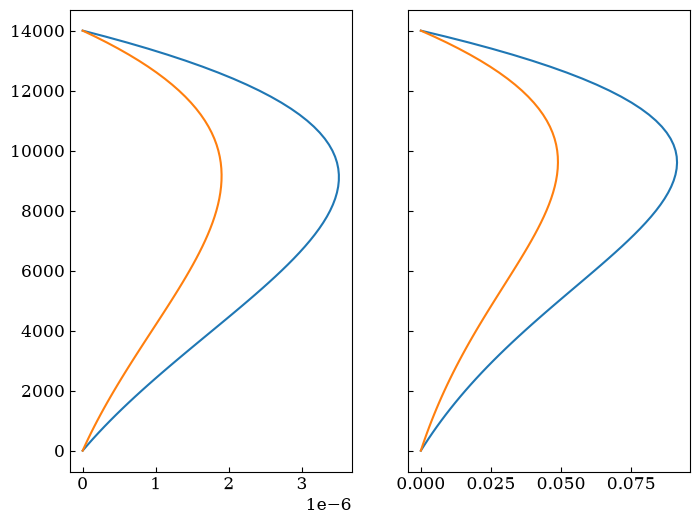
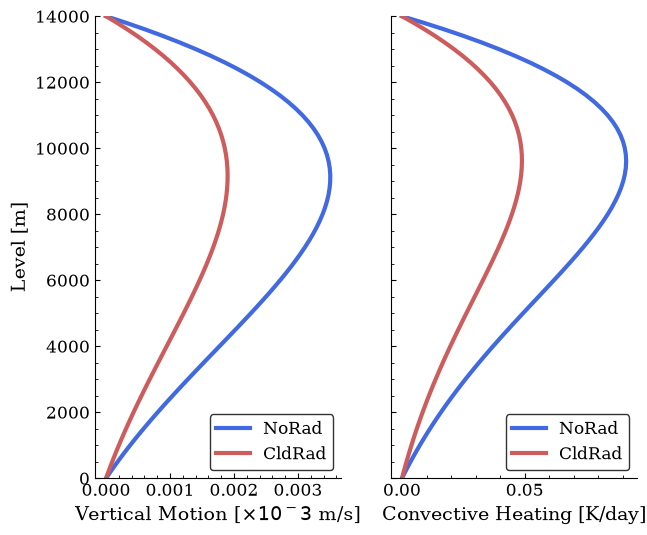
Unified diff of the notebook cell whose output changed from the first chart to the second:
--- before
+++ after
@@ -9,9 +9,45 @@
 }
 
-fig, ax = plt.subplots(1, 2, figsize=(8, 6), sharey="row")
+fig, ax = plt.subplots(1, 2, figsize=(7, 6), sharey="row")
 
-ax[0].plot(w_mean["NoRad"], z)
-ax[0].plot(w_mean["CldRad"], z)
+ax[0].plot(
+    w_mean["NoRad"]*1e3, z,
+    color="royalblue",
+    linewidth=3,
+    label="NoRad"
+)
+ax[0].plot(
+    w_mean["CldRad"]*1e3, z,
+    color="indianred",
+    linewidth=3,
+    label="CldRad"
+)
 
-ax[1].plot(J_mean["NoRad"], z)
-ax[1].plot(J_mean["CldRad"], z)
+ax[1].plot(
+    J_mean["NoRad"], z,
+    color="royalblue",
+    linewidth=3,
+    label="NoRad"
+)
+ax[1].plot(
+    J_mean["CldRad"], z,
+    color="indianred",
+    linewidth=3,
+    label="CldRad"
+)
+
+for i in range(2):
+    ax[i].minorticks_on()
+    ax[i].spines["top"].set_visible(False)
+    ax[i].spines["right"].set_visible(False)
+    ax[i].legend(edgecolor="k")
+
+ax[0].set_ylim(0, 14000)
+ax[0].set_xlabel(fr"Vertical Motion [$\times 10^{-3}$ m/s]")
+ax[0].set_ylabel("Level [m]")
+
+ax[1].set_xlabel("Convective Heating [K/day]")
+
+plt.savefig(figr_dir / "vertical_profile.png", dpi=500, bbox_inches="tight")
+plt.show()
+plt.close(fig)

Commit: chore: empty commit